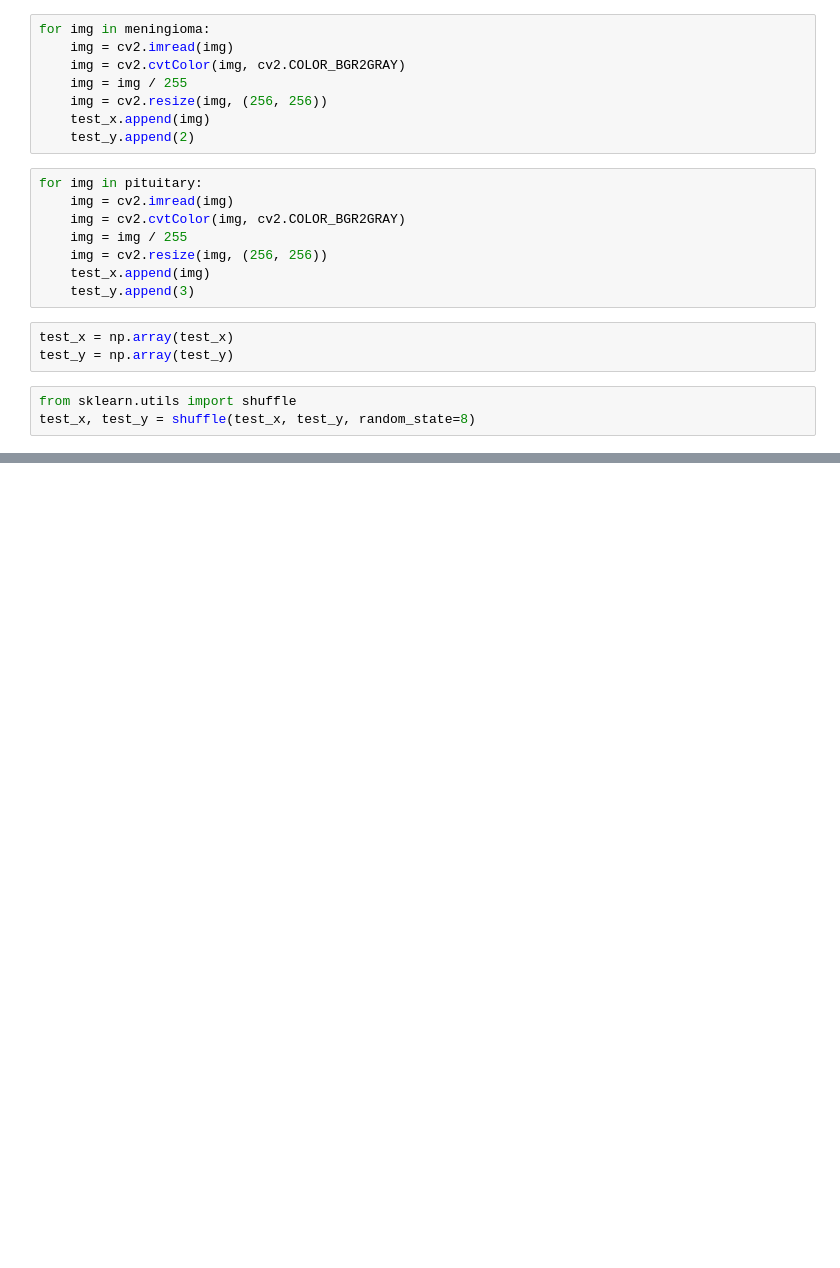
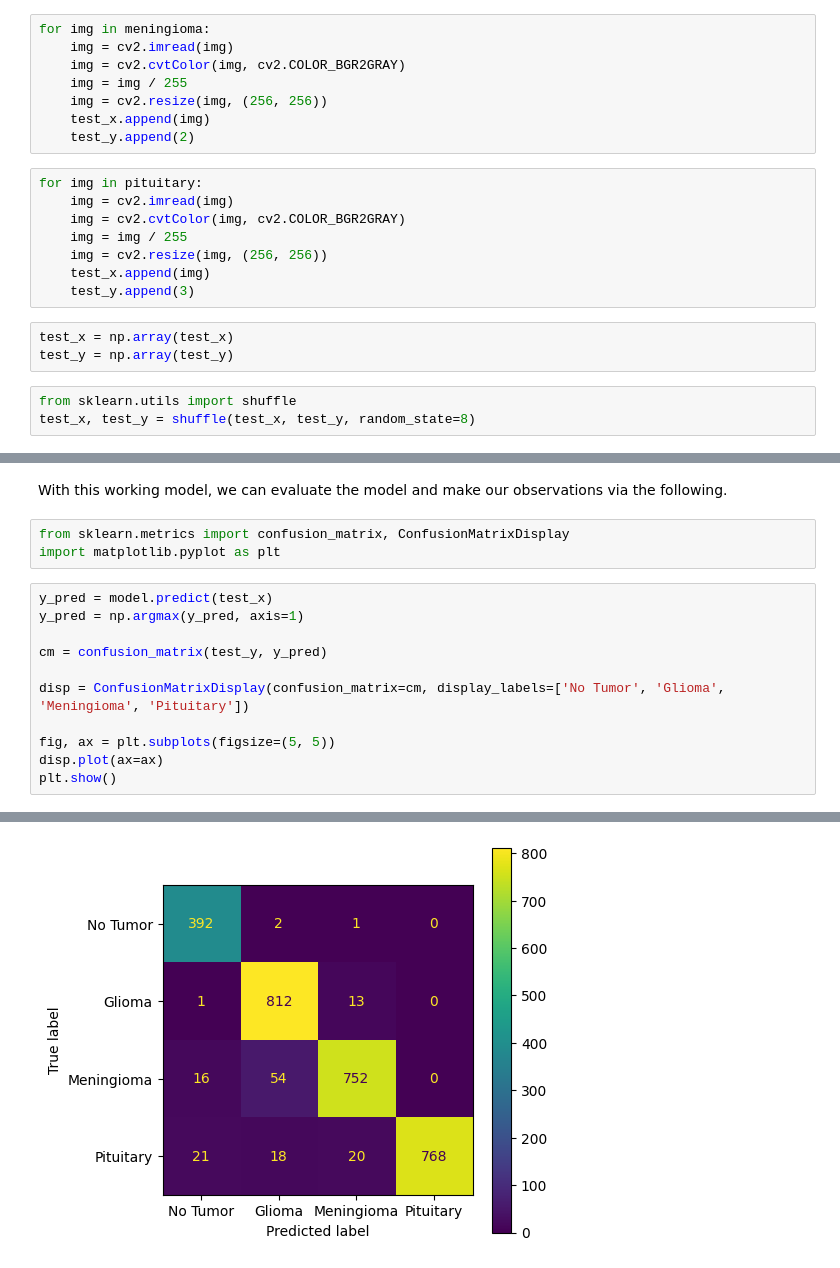
Before and after one commit to nzajk/brain-scan-classification, a Jupyter notebook: final.ipynb, the cells around one changed output, grey strips where cells are left out. Saved outputs shown, nothing was run; the diff lists cells and outputs as text; blank space fills up the shorter version.

Commit message:
Created a confusion matrix for the model.

```diff
--- a/final.ipynb
+++ b/final.ipynb
@@ -140,0 +159,17 @@ ValueError: Failed to find data adapter that can handle input: <class 'numpy.nda
+# %% [markdown]
+With this working model, we can evaluate the model and make our observations via the following.
+# %%
+from sklearn.metrics import confusion_matrix, ConfusionMatrixDisplay
+import matplotlib.pyplot as plt
+# %%
+y_pred = model.predict(test_x)
+y_pred = np.argmax(y_pred, axis=1)
+
+cm = confusion_matrix(test_y, y_pred)
+
+disp = ConfusionMatrixDisplay(confusion_matrix=cm, display_labels=['No Tumor', 'Glioma', 'Meningioma', 'Pituitary'])
+
+fig, ax = plt.subplots(figsize=(5, 5))
+disp.plot(ax=ax)
+plt.show()
+# %% [output]
@@ -140,0 +177 @@ ValueError: Failed to find data adapter that can handle input: <class 'numpy.nda
+[figure, added]
```
Also changed, not shown: parts of 2 cells of this notebook.
